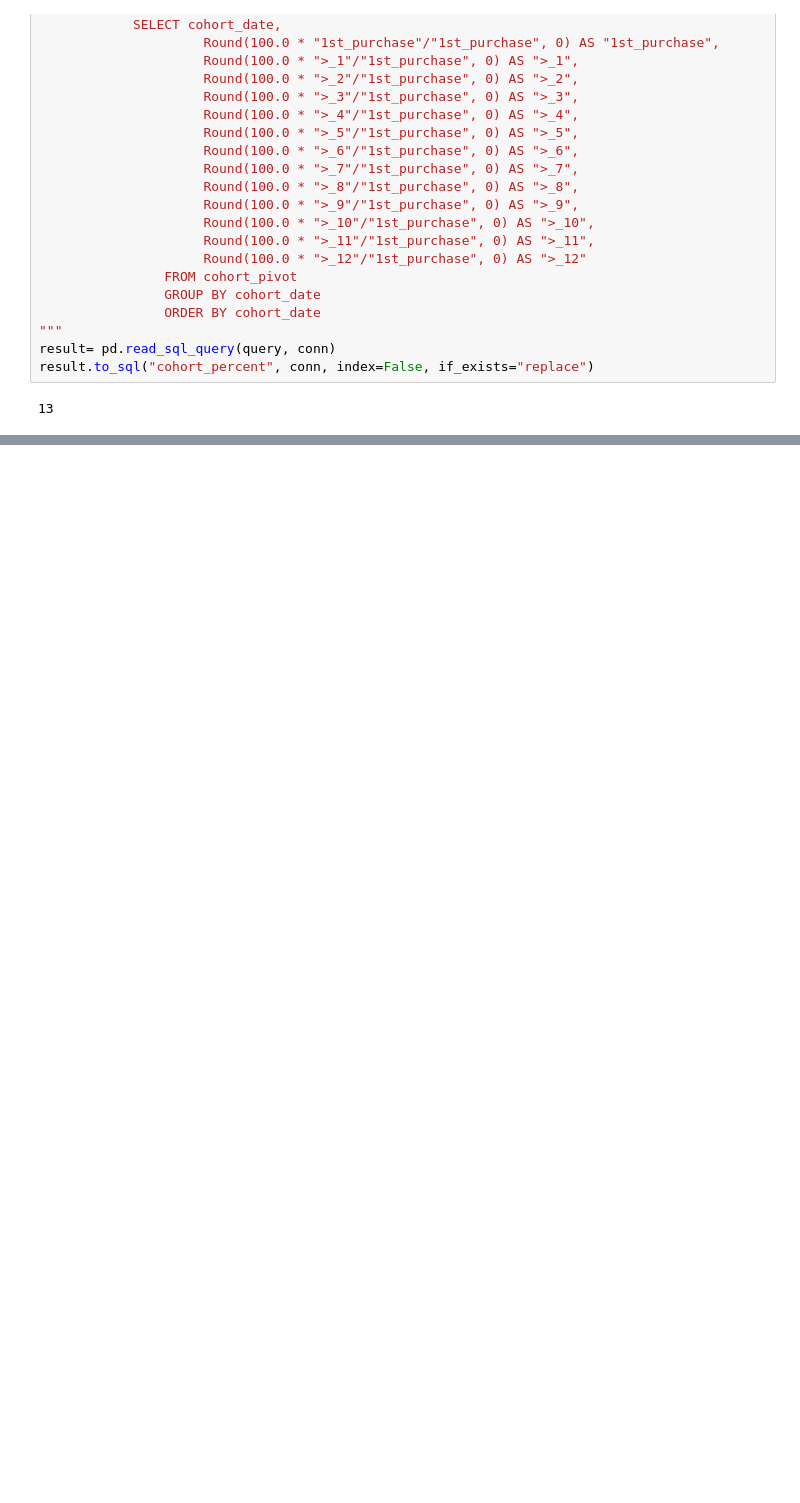
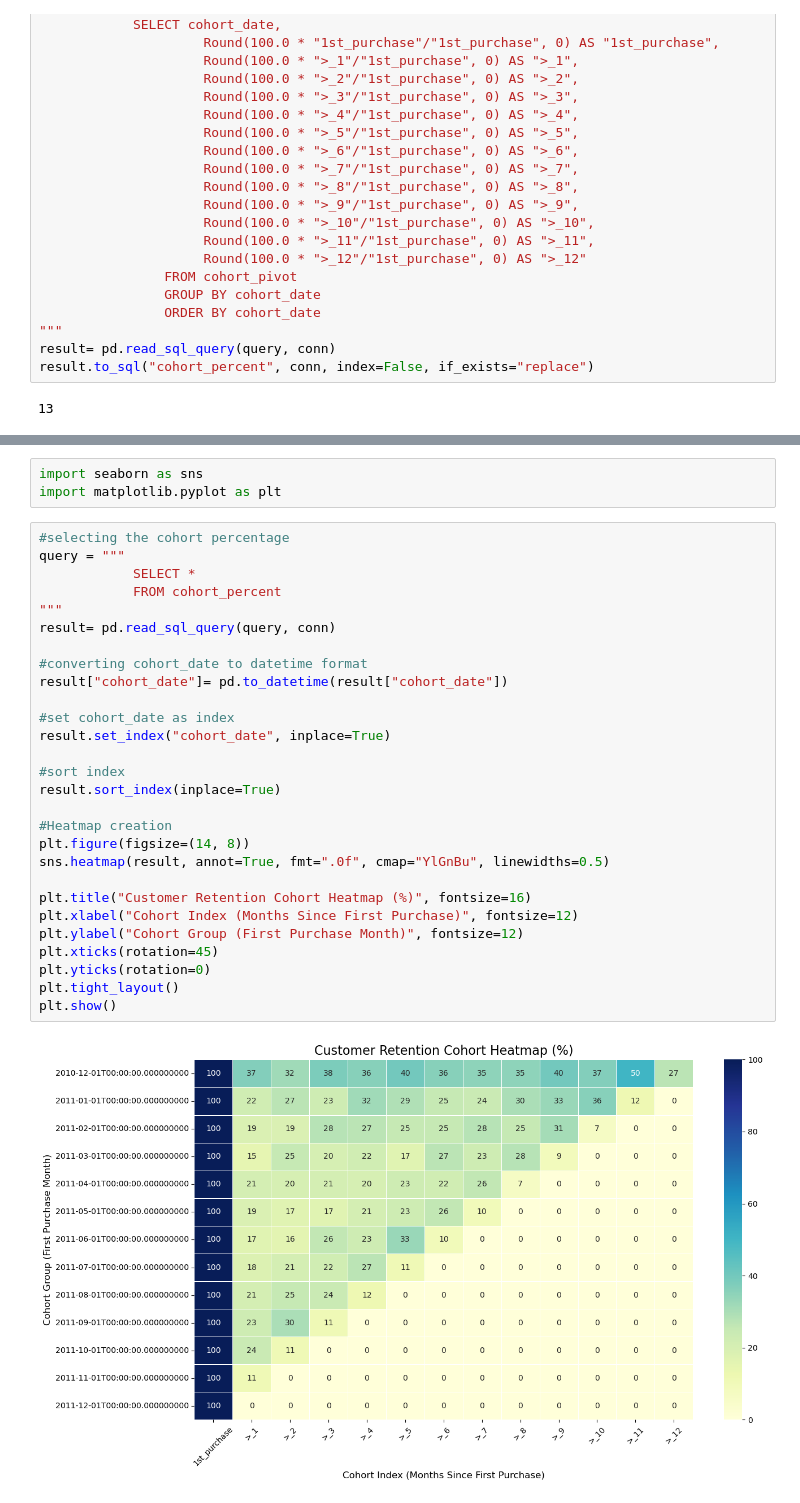
Before and after one commit to DevMuzee/Customer_Cohort_Analysis, a Jupyter notebook: Cohort_retention.ipynb, the cells around one changed output, grey strips where cells are left out. Saved outputs shown, nothing was run; the diff lists cells and outputs as text; blank space fills up the shorter version.

```diff
--- a/Cohort_retention.ipynb
+++ b/Cohort_retention.ipynb
@@ -237,0 +253,33 @@ result.to_csv("cohort_percent.csv", index=False)
+# %%
+import seaborn as sns
+import matplotlib.pyplot as plt
+# %%
+#selecting the cohort percentage
+query = """
+            SELECT *
+            FROM cohort_percent
+"""
+result= pd.read_sql_query(query, conn)
+
+#converting cohort_date to datetime format
+result["cohort_date"]= pd.to_datetime(result["cohort_date"])
+
+#set cohort_date as index
+result.set_index("cohort_date", inplace=True)
+
+#sort index
+result.sort_index(inplace=True)
+
+#Heatmap creation
+plt.figure(figsize=(14, 8))
+sns.heatmap(result, annot=True, fmt=".0f", cmap="YlGnBu", linewidths=0.5)
+
+plt.title("Customer Retention Cohort Heatmap (%)", fontsize=16)
+plt.xlabel("Cohort Index (Months Since First Purchase)", fontsize=12)
+plt.ylabel("Cohort Group (First Purchase Month)", fontsize=12)
+plt.xticks(rotation=45)
+plt.yticks(rotation=0)
+plt.tight_layout()
+plt.show()
+# %% [output]
+[figure, added]
```
Also changed, not shown: parts of 1 cell of this notebook.
